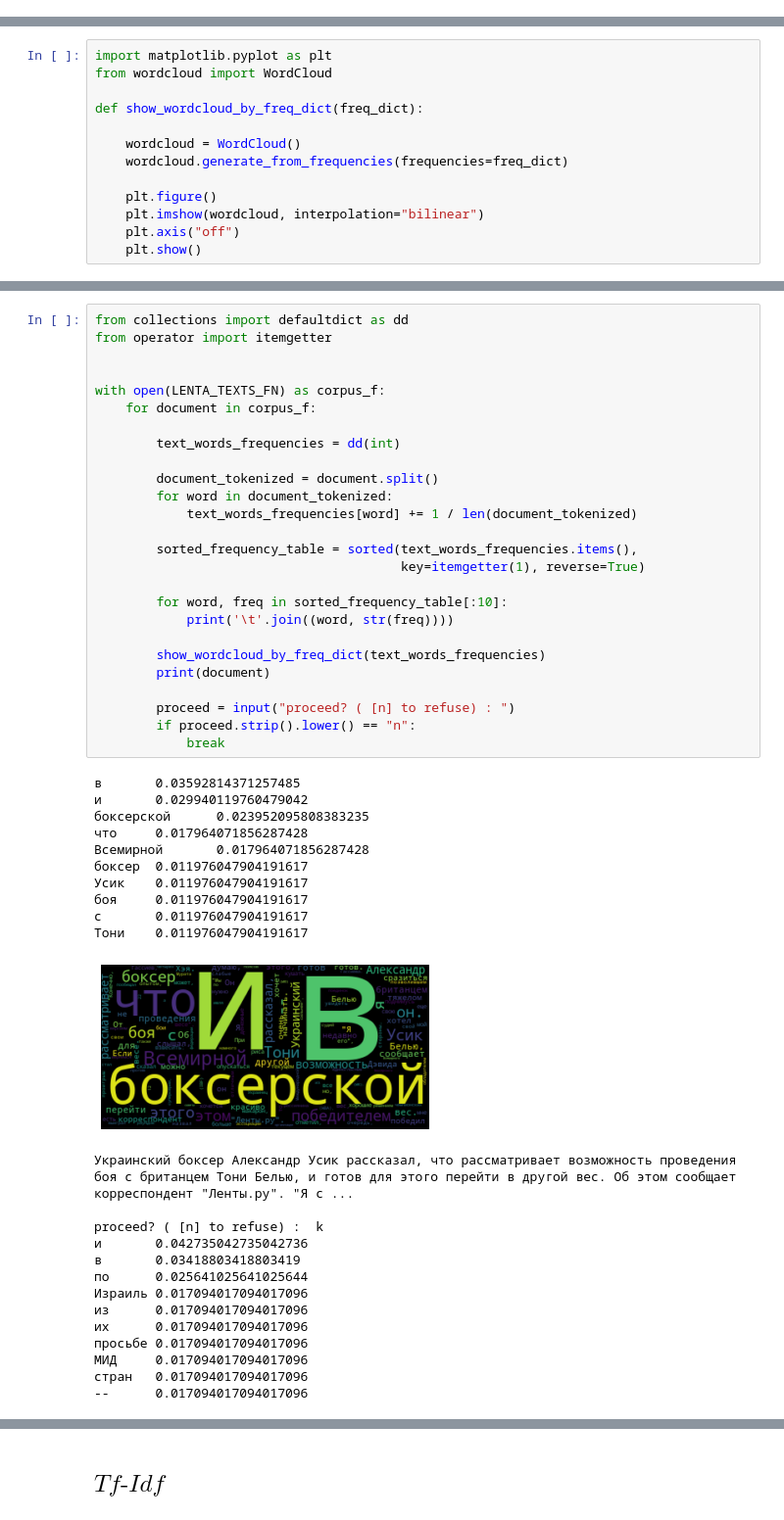
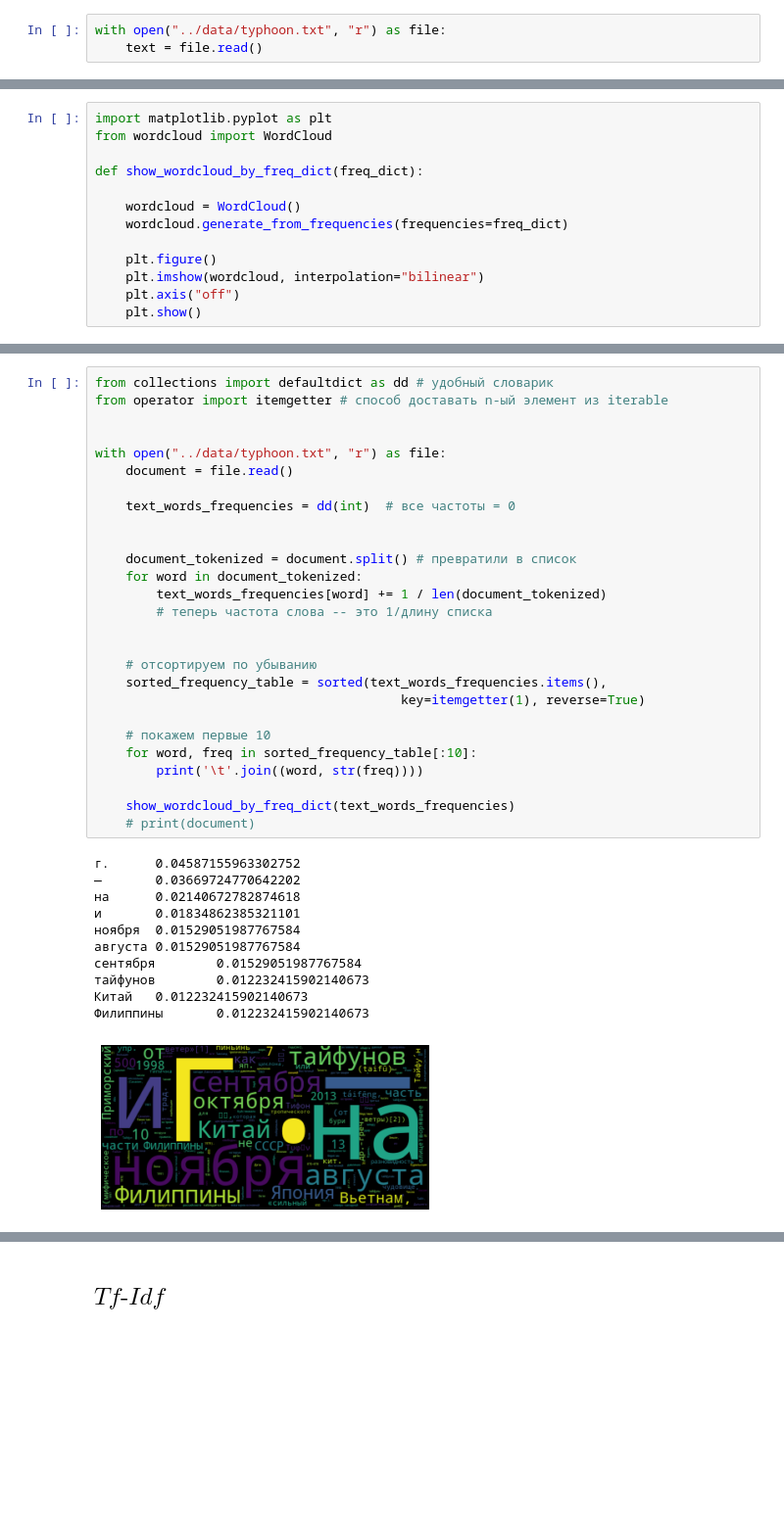
Before and after one commit to nstsj/python_for_CL, a Jupyter notebook: notebooks/freq_analysis_tf_idf.ipynb, the cells around one changed output, grey strips where cells are left out. Shown: that part at 98% size. Drawn from its saved outputs; the diff is of its cells as text; blank space fills up the shorter version.

```diff
--- a/notebooks/freq_analysis_tf_idf.ipynb
+++ b/notebooks/freq_analysis_tf_idf.ipynb
@@ -75,3 +26,6 @@ open(LENTA_TITLES_FN, "a") as titles:
+# %%
+with open("../data/typhoon.txt", "r") as file:
+    text = file.read()
 # %% [markdown]
 Теперь наши файлы готовы, и можно начинать анализ текстов
 # %% [markdown]
@@ -195,51 +149,39 @@ def show_wordcloud_by_freq_dict(freq_dict):
 # %%
-from collections import defaultdict as dd
-from operator import itemgetter
+from collections import defaultdict as dd # удобный словарик
+from operator import itemgetter # способ доставать n-ый элемент из iterable
 
 
-with open(LENTA_TEXTS_FN) as corpus_f:
-    for document in corpus_f:
+with open("../data/typhoon.txt", "r") as file:
+    document = file.read()
 
-        text_words_frequencies = dd(int)
+    text_words_frequencies = dd(int)  # все частоты = 0
 
-        document_tokenized = document.split()
-        for word in document_tokenized:
-            text_words_frequencies[word] += 1 / len(document_tokenized)
 
-        sorted_frequency_table = sorted(text_words_frequencies.items(),
+    document_tokenized = document.split() # превратили в список
+    for word in document_tokenized:
+        text_words_frequencies[word] += 1 / len(document_tokenized)
+        # теперь частота слова -- это 1/длину списка
+
+
+    # отсортируем по убыванию
+    sorted_frequency_table = sorted(text_words_frequencies.items(),
                                         key=itemgetter(1), reverse=True)
 
-        for word, freq in sorted_frequency_table[:10]:
-            print('\t'.join((word, str(freq))))
+    # покажем первые 10
+    for word, freq in sorted_frequency_table[:10]:
+        print('\t'.join((word, str(freq))))
 
-        show_wordcloud_by_freq_dict(text_words_frequencies)
-        print(document)
-
-        proceed = input("proceed? ( [n] to refuse) : ")
-        if proceed.strip().lower() == "n":
-            break
+    show_wordcloud_by_freq_dict(text_words_frequencies)
+    # print(document)
 # %% [output]
-в       0.03592814371257485
-и       0.029940119760479042
-боксерской      0.023952095808383235
-что     0.017964071856287428
-Всемирной       0.017964071856287428
-боксер  0.011976047904191617
-Усик    0.011976047904191617
-боя     0.011976047904191617
-с       0.011976047904191617
-Тони    0.011976047904191617
+г.      0.04587155963302752
+—       0.03669724770642202
+на      0.02140672782874618
+и       0.01834862385321101
+ноября  0.01529051987767584
+августа 0.01529051987767584
+сентября        0.01529051987767584
+тайфунов        0.012232415902140673
+Китай   0.012232415902140673
+Филиппины       0.012232415902140673
-[figure, old version]
+[figure, new version]
-Украинский боксер Александр Усик рассказал, что рассматривает возможность проведения боя с британцем Тони Белью, и готов для этого перейти в другой вес. Об этом сообщает корреспондент "Ленты.ру". "Я с ...
-
-proceed? ( [n] to refuse) :  k
-и       0.042735042735042736
-в       0.03418803418803419
-по      0.025641025641025644
-Израиль 0.017094017094017096
-из      0.017094017094017096
-их      0.017094017094017096
-просьбе 0.017094017094017096
-МИД     0.017094017094017096
-стран   0.017094017094017096
---      0.017094017094017096
```
Also changed, not shown: parts of 19 cells of this notebook, 1 other file.
